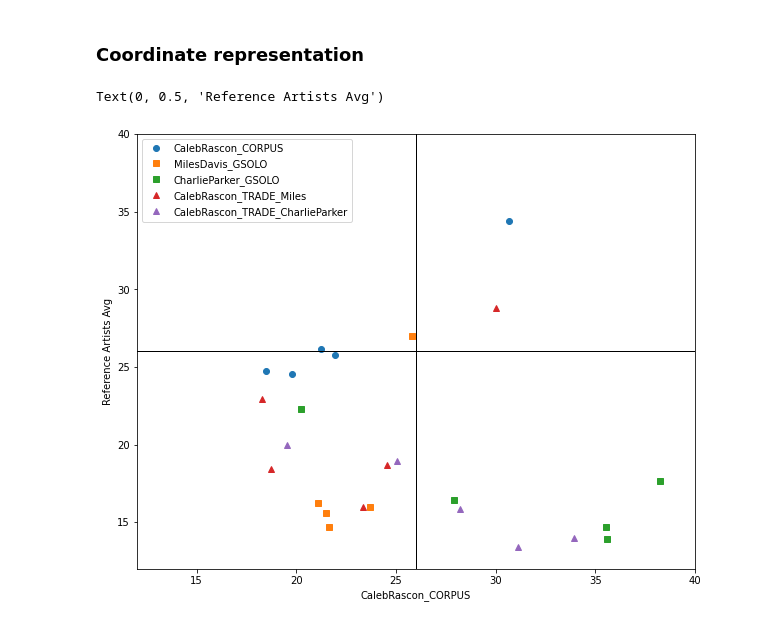
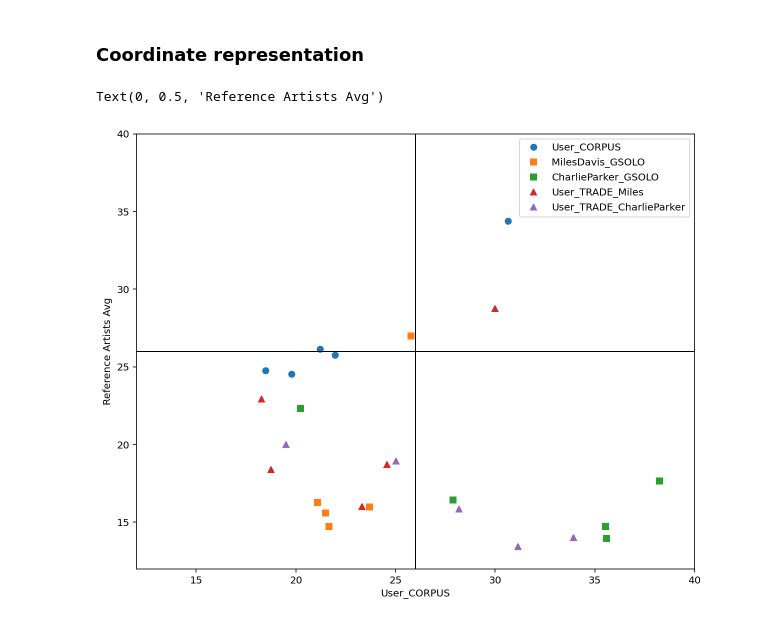
Before and after one commit to Sirivasv/AlRyNo, a Jupyter notebook: CaseStudy/CCE_DataGroups_ANALYSIS.ipynb, the cells around one changed output. Cells and saved outputs as stored; diff of their text form; code cells hidden in the pictures.

```diff
--- a/CaseStudy/CCE_DataGroups_ANALYSIS.ipynb
+++ b/CaseStudy/CCE_DataGroups_ANALYSIS.ipynb
@@ -528,13 +531,14 @@ for keyname_i in axis_X:
         current_X_values.append(axis_X[keyname_i][i])
         current_Y_values.append(axis_Y[keyname_i][i])
 
+    keyname_i = keyname_i.replace("CalebRascon", "User")
     plt.plot(current_X_values, current_Y_values, markers_plt[marker_i], label=keyname_i)
     marker_i += 1
 
 plt.plot([4.5, 4.5], [2, 7], 'k-', lw=1)
 plt.plot([2, 7], [4.5, 4.5], 'k-', lw=1)
 plt.legend(numpoints=1)
-plt.xlabel("CalebRascon_CORPUS")
+plt.xlabel("User_CORPUS")
 plt.ylabel("Reference Artists Avg")
 # %% [output]
 Text(0, 0.5, 'Reference Artists Avg')
@@ -647,13 +651,14 @@ for keyname_i in axis_X:
         current_X_values.append(axis_X[keyname_i][i])
         current_Y_values.append(axis_Y[keyname_i][i])
 
+    keyname_i = keyname_i.replace("CalebRascon", "User")
     plt.plot(current_X_values, current_Y_values, markers_plt[marker_i], label=keyname_i)
     marker_i += 1
 
 plt.plot([-0.11, -0.11], [-0.17, -0.05], 'k-', lw=1)
 plt.plot([-0.17, -0.05], [-0.11, -0.11], 'k-', lw=1)
 plt.legend(numpoints=1)
-plt.xlabel("CalebRascon_CORPUS")
+plt.xlabel("User_CORPUS")
 plt.ylabel("Reference Artists Avg")
 # %% [output]
 Text(0, 0.5, 'Reference Artists Avg')
@@ -766,13 +771,14 @@ for keyname_i in axis_X:
         current_X_values.append(-axis_X[keyname_i][i])
         current_Y_values.append(-axis_Y[keyname_i][i])
 
+    keyname_i = keyname_i.replace("CalebRascon", "User")
     plt.plot(current_X_values, current_Y_values, markers_plt[marker_i], label=keyname_i)
     marker_i += 1
 
 plt.plot([-0.1, -0.1], [-0.2, 0.0], 'k-', lw=1)
 plt.plot([-0.2, 0.0], [-0.1, -0.1], 'k-', lw=1)
 plt.legend(numpoints=1)
-plt.xlabel("CalebRascon_CORPUS")
+plt.xlabel("User_CORPUS")
 plt.ylabel("Reference Artists Avg")
 # %% [output]
 Text(0, 0.5, 'Reference Artists Avg')
@@ -885,13 +891,14 @@ for keyname_i in axis_X:
         current_X_values.append(axis_X[keyname_i][i])
         current_Y_values.append(axis_Y[keyname_i][i])
 
+    keyname_i = keyname_i.replace("CalebRascon", "User")
     plt.plot(current_X_values, current_Y_values, markers_plt[marker_i], label=keyname_i)
     marker_i += 1
 
 plt.plot([0.0185, 0.0185], [0.007, 0.03], 'k-', lw=1)
 plt.plot([0.007, 0.03], [0.0185, 0.0185], 'k-', lw=1)
 plt.legend(numpoints=1)
-plt.xlabel("CalebRascon_CORPUS")
+plt.xlabel("User_CORPUS")
 plt.ylabel("Reference Artists Avg")
 # %% [output]
 Text(0, 0.5, 'Reference Artists Avg')
@@ -989,29 +996,30 @@ for keynameX_i in list(axis_X.keys()):
 # %%
 markers_plt = ['o', 's', 's', '^', '^', '^', '>', 's', 'd', ',']
 # ['o', '.', ',', 'x', '+', 'v', '^', '<', '>', 's', 'd']
 marker_i = 0
 plt.figure(figsize=(10,8))
 plt.xlim(12, 40);
 plt.ylim(12, 40);
 
 for keyname_i in axis_X:
     current_X_values = []
     current_Y_values = []
     if ("CalebRascon_GSOLO" == keyname_i) or ("CalebRascon_TRADE_Caleb" == keyname_i) :
         continue
     for i in range(len(axis_X[keyname_i])):
         # print(axis_X[keyname_i][i], axis_Y[keyname_i][i])
         current_X_values.append(axis_X[keyname_i][i])
         current_Y_values.append(axis_Y[keyname_i][i])
 
+    keyname_i = keyname_i.replace("CalebRascon", "User")
     plt.plot(current_X_values, current_Y_values, markers_plt[marker_i], label=keyname_i)
     marker_i += 1
 
 plt.plot([26, 26], [12, 40], 'k-', lw=1)
 plt.plot([12, 40], [26, 26], 'k-', lw=1)
 plt.legend(numpoints=1)
-plt.xlabel("CalebRascon_CORPUS")
+plt.xlabel("User_CORPUS")
 plt.ylabel("Reference Artists Avg")
 # %% [output]
 Text(0, 0.5, 'Reference Artists Avg')
-[figure, old version]
+[figure, new version]
```
Also changed, not shown: parts of 7 cells of this notebook.
